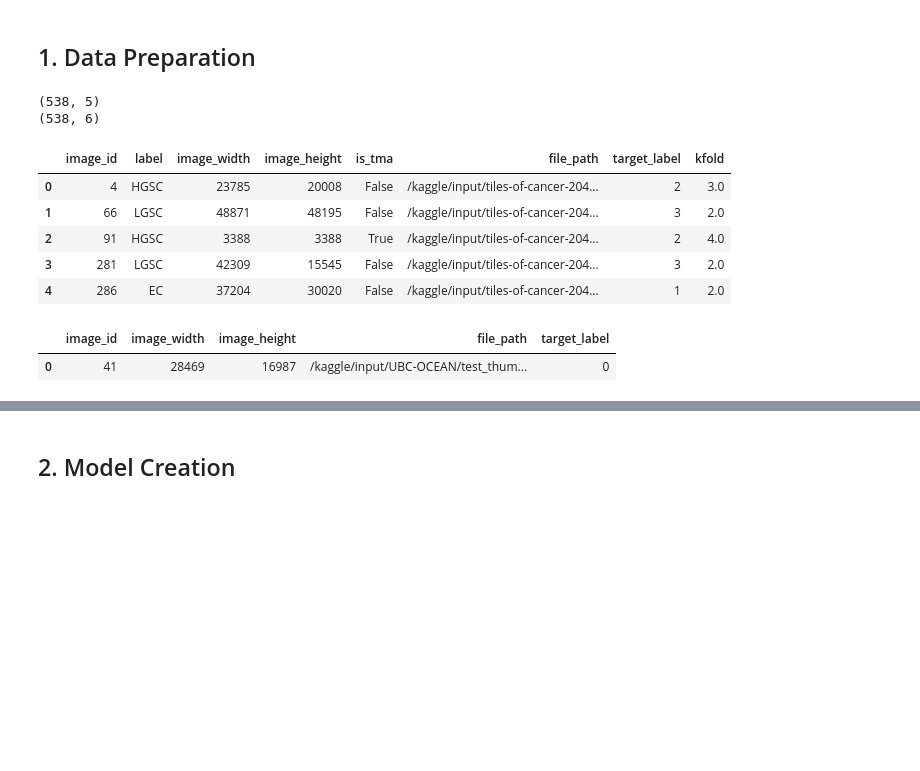
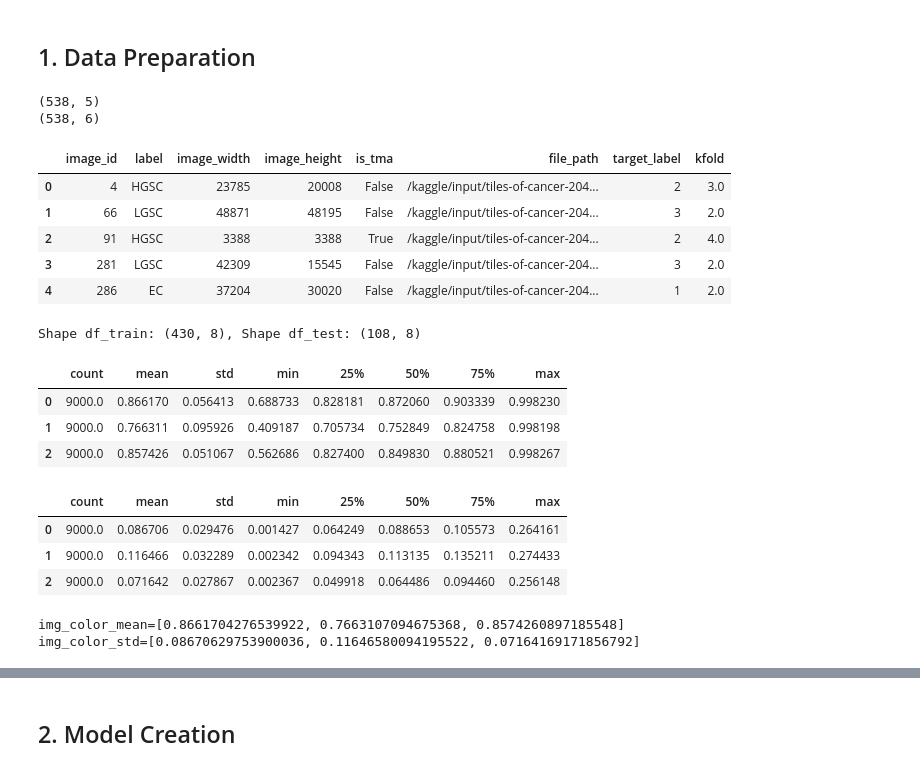
Before and after one commit to Niggl0n/UBC_Cancer_Classification, a Jupyter notebook: cancer-train-tiles-effnet.ipynb, the cells around one changed output, grey strips where cells are left out. Drawn from its saved outputs; the diff is of its cells as text; code cells hidden in the pictures; blank space fills up the shorter version.

Commit message:
Kaggle Notebook | Cancer_train_tiles_EffNet | Version 29

```diff
--- a/cancer-train-tiles-effnet.ipynb
+++ b/cancer-train-tiles-effnet.ipynb
@@ -201,7 +203,12 @@ skf = StratifiedKFold(n_splits=CONFIG['n_fold'], shuffle=True, random_state=CONF
 
 for fold, ( _, val_) in enumerate(skf.split(X=df_train, y=df_train.target_label)):
     df_train.loc[val_ , "kfold"] = int(fold)
-df_train.head()
+display(df_train.head())
+
+# separate train and test dataset
+df_test = df_train[df_train["kfold"]==CONFIG["test_fold"]].reset_index(drop=True)
+df_train = df_train[df_train["kfold"]!=CONFIG["test_fold"]].reset_index(drop=True)
+print(f"Shape df_train: {df_train.shape}, Shape df_test: {df_test.shape} ")
 # %% [output]
 (538, 5)
 (538, 6)
@@ -211,14 +218,45 @@ df_train.head()
 | 2 | 91 | HGSC | 3388 | 3388 | True | /kaggle/input/tiles-of-cancer-204... | 2 | 4.0 |
 | 3 | 281 | LGSC | 42309 | 15545 | False | /kaggle/input/tiles-of-cancer-204... | 3 | 2.0 |
 | 4 | 286 | EC | 37204 | 30020 | False | /kaggle/input/tiles-of-cancer-204... | 1 | 2.0 |
+Shape df_train: (430, 8), Shape df_test: (108, 8)
-# %%
-df_test = pd.read_csv("/kaggle/input/UBC-OCEAN/test.csv")
-df_test['file_path'] = df_test['image_id'].apply(get_test_file_path)
-df_test["target_label"] = 0
-df_test
-# %% [output]
-|  | image_id | image_width | image_height | file_path | target_label |
-| 0 | 41 | 28469 | 16987 | /kaggle/input/UBC-OCEAN/test_thum... | 0 |
+# %%
+from PIL import Image
+from joblib import Parallel, delayed
+from tqdm.auto import tqdm
+
+def _color_means(img_path):
+    img = np.array(Image.open(img_path))
+    mask = np.sum(img[..., :3], axis=2) == 0
+    img[mask, :] = 255
+    if np.max(img) > 1.5:
+        img = img / 255.0
+    clr_mean = {i: np.mean(img[..., i]) for i in range(3)}
+    clr_std = {i: np.std(img[..., i]) for i in range(3)}
+    return clr_mean, clr_std
+
+# os.path.join(DATASET_SMALL_FOLDER, "train_images")
+ls_images = glob.glob(os.path.join(TRAIN_DIR, "*", "*.png"))
+clr_mean_std = Parallel(n_jobs=os.cpu_count())(delayed(_color_means)(fn) for fn in tqdm(ls_images[:9000]))
+
+img_color_mean = pd.DataFrame([c[0] for c in clr_mean_std]).describe()
+display(img_color_mean.T)
+img_color_std = pd.DataFrame([c[1] for c in clr_mean_std]).describe()
+display(img_color_std.T)
+
+img_color_mean = list(img_color_mean.T["mean"])
+img_color_std = list(img_color_std.T["mean"])
+print(f"{img_color_mean=}\n{img_color_std=}")
+# %% [output]
+|  | count | mean | std | min | 25% | 50% | 75% | max |
+| 0 | 9000.0 | 0.866170 | 0.056413 | 0.688733 | 0.828181 | 0.872060 | 0.903339 | 0.998230 |
+| 1 | 9000.0 | 0.766311 | 0.095926 | 0.409187 | 0.705734 | 0.752849 | 0.824758 | 0.998198 |
+| 2 | 9000.0 | 0.857426 | 0.051067 | 0.562686 | 0.827400 | 0.849830 | 0.880521 | 0.998267 |
+|  | count | mean | std | min | 25% | 50% | 75% | max |
+| 0 | 9000.0 | 0.086706 | 0.029476 | 0.001427 | 0.064249 | 0.088653 | 0.105573 | 0.264161 |
+| 1 | 9000.0 | 0.116466 | 0.032289 | 0.002342 | 0.094343 | 0.113135 | 0.135211 | 0.274433 |
+| 2 | 9000.0 | 0.071642 | 0.027867 | 0.002367 | 0.049918 | 0.064486 | 0.094460 | 0.256148 |
+img_color_mean=[0.8661704276539922, 0.7663107094675368, 0.8574260897185548]
+img_color_std=[0.08670629753900036, 0.11646580094195522, 0.07164169171856792]
 # %%
 class CancerTilesDataset(Dataset):
     def __init__(
```
Also changed, not shown: parts of 15 cells of this notebook.
